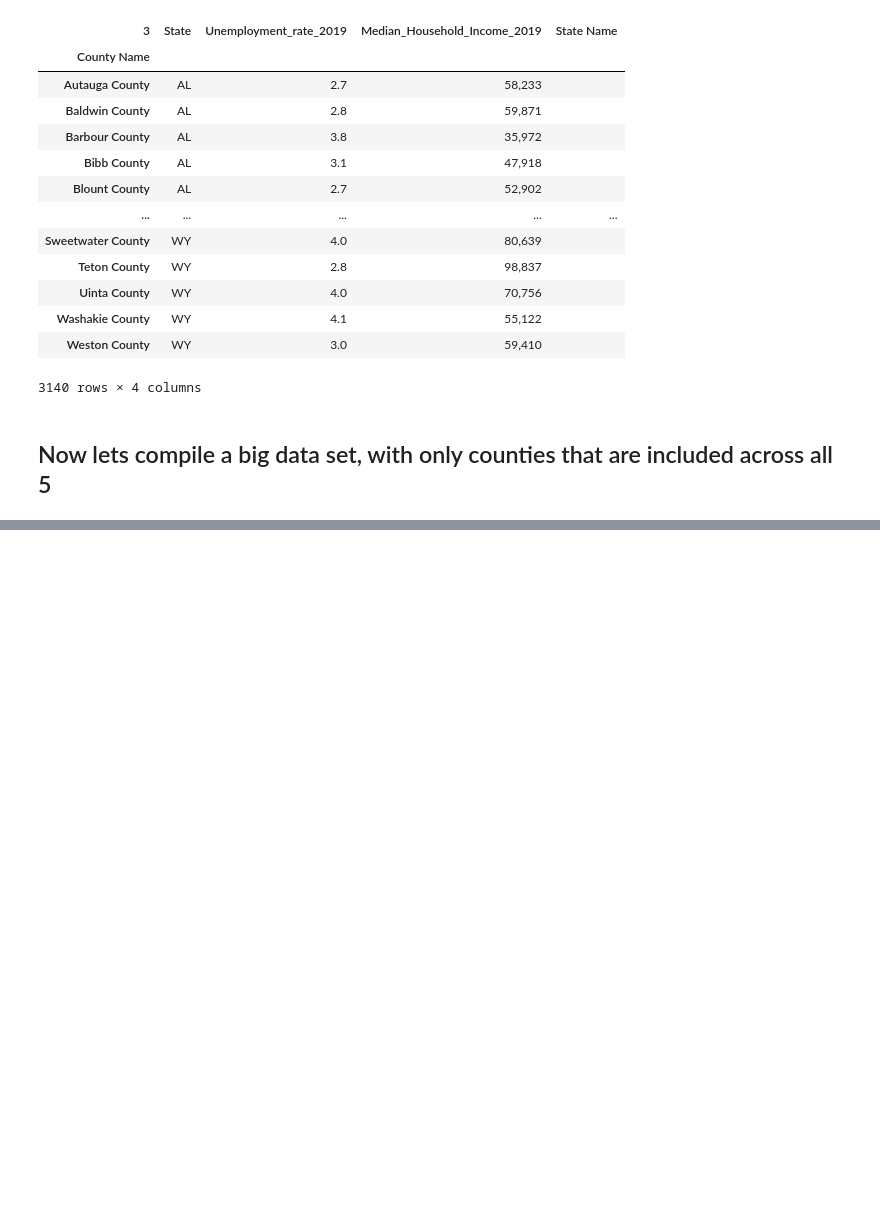
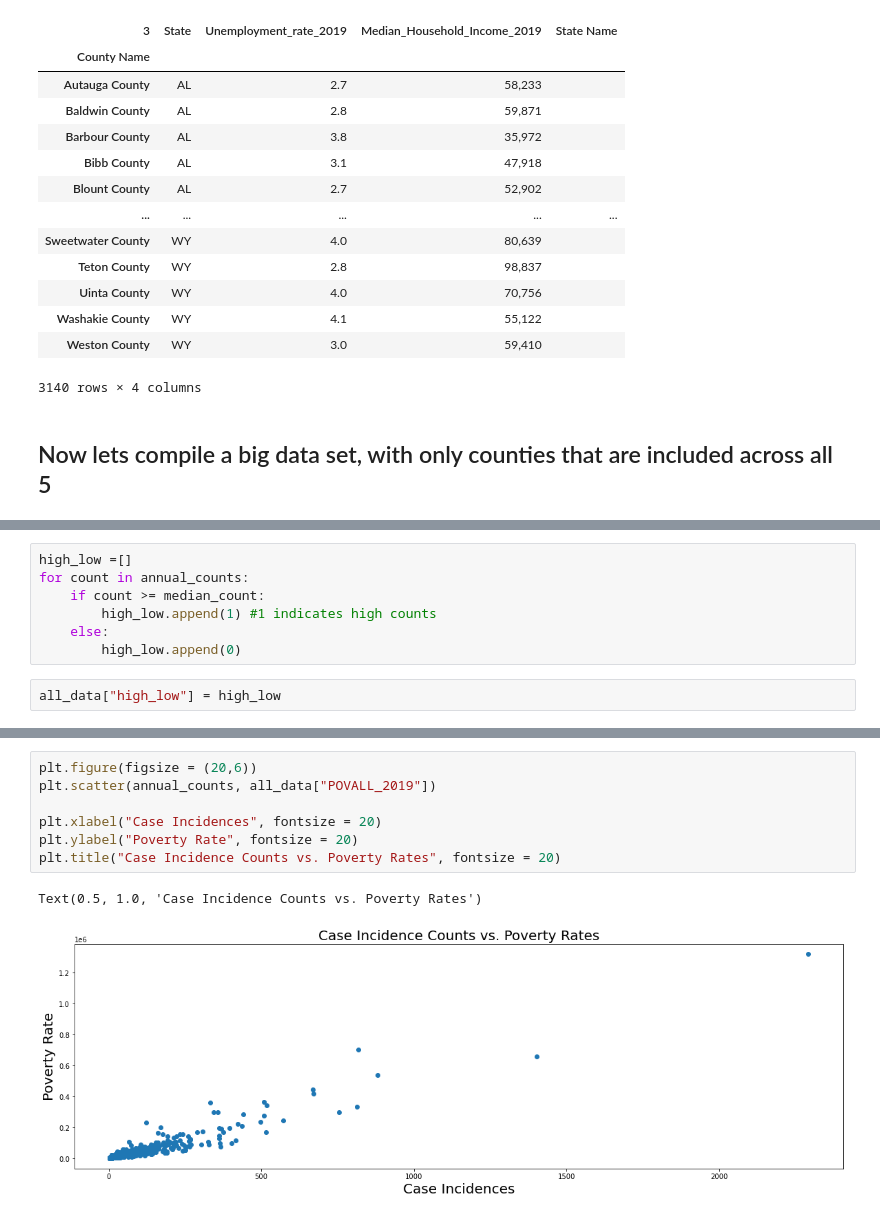
Before and after one commit to mahakbindal/Predicting-Breast-Cancer, a Jupyter notebook: Predicting_Breast_Cancer.ipynb, the cells around one changed output, grey strips where cells are left out. Saved outputs shown, nothing was run; the diff lists cells and outputs as text; blank space fills up the shorter version.

```diff
--- a/Predicting_Breast_Cancer.ipynb
+++ b/Predicting_Breast_Cancer.ipynb
@@ -598,0 +692,9 @@ meeting with Lucian:
+# %%
+high_low =[]
+for count in annual_counts:
+    if count >= median_count:
+        high_low.append(1) #1 indicates high counts
+    else:
+        high_low.append(0)
+# %%
+all_data["high_low"] = high_low
@@ -598,0 +835,10 @@ meeting with Lucian:
+# %%
+plt.figure(figsize = (20,6))
+plt.scatter(annual_counts, all_data["POVALL_2019"])
+
+plt.xlabel("Case Incidences", fontsize = 20)
+plt.ylabel("Poverty Rate", fontsize = 20)
+plt.title("Case Incidence Counts vs. Poverty Rates", fontsize = 20)
+# %% [output]
+Text(0.5, 1.0, 'Case Incidence Counts vs. Poverty Rates')
+[figure, added]
```
Also changed, not shown: parts of 59 cells of this notebook, 3 other files.
